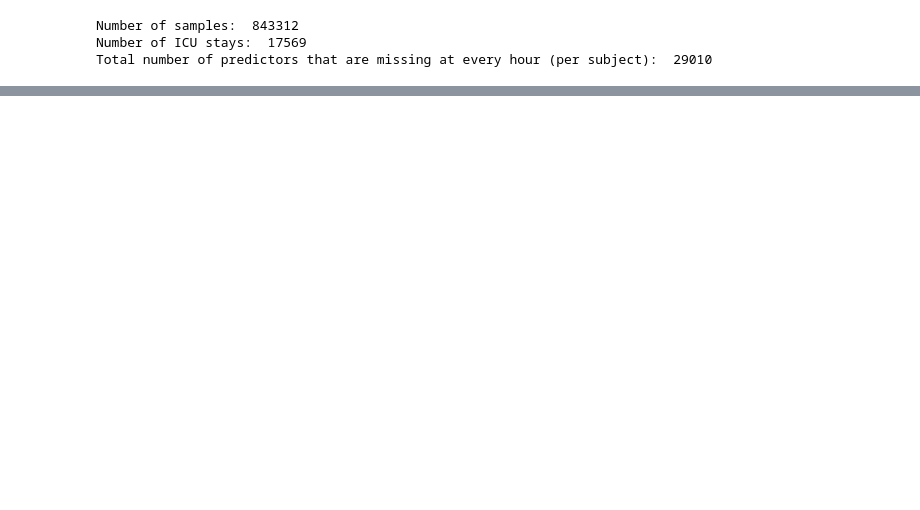
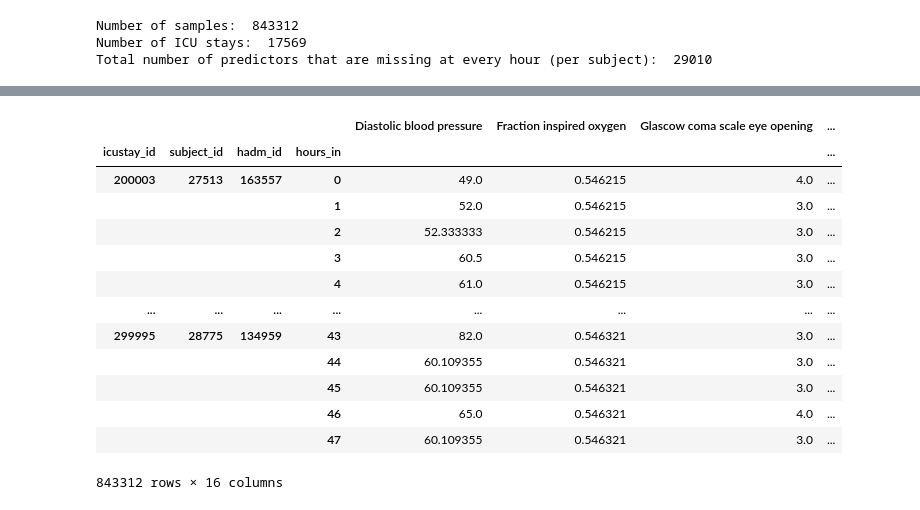
Before and after one commit to llhtoby/MIMIC-III-ML, a Jupyter notebook: src/Imputation.ipynb, the cells around one changed output, grey strips where cells are left out. Drawn from its saved outputs; the diff is of its cells as text; code cells hidden in the pictures; blank space fills up the shorter version.

```diff
--- a/src/Imputation.ipynb
+++ b/src/Imputation.ipynb
@@ -158,8 +83,0 @@ Root mean-squared error joint imputation: 11.492573536317547
-# %%
-# Using 100 folds and 17569 samples:
-rmse_per_predictor_mean = np.sqrt(np.mean((results_mean_imp - original_data)**2))
-rmse_per_predictor_jointimp = np.sqrt(np.mean((results_joint_imp - original_data)**2))
-print('RMSE per predictor:')
-print('Mean\tJoint\tPredictor\n')
-for i in range(len(rmse_per_predictor_mean)):
-    print(str(round(rmse_per_predictor_mean[i], 2)) + '\t' + str(round(rmse_per_predictor_jointimp[i], 2)) +'\t' + results_mean_imp.columns[i])
@@ -209,24 +83,0 @@ imputed_data
-# %%
-# Load newly imputed data, preprocessed data, and outcomes:
-imputed_data = pd.read_csv(data_path+'imputed_in_hospital_mortality_data_no_ffill.csv')
-X = pd.read_hdf(data_path+'/vitals_hourly_data_preprocessed.h5', 'X')
-Y = pd.read_hdf(data_path+'/vitals_hourly_data_preprocessed.h5', 'Y')
-X = X.sort_index(axis = 0, level = 'icustay_id')
-Y = Y.sort_index(axis = 0, level = 'icustay_id')
-
-# Load the config file that contains information about continuous/categorical variables:
-config = json.load(open(resources_path+'/discretizer_config.json', 'r'))
-categorical_var = [key for key, value in  config['is_categorical_channel'].items() if value][1:]
-continuous_var = [key for key, value in  config['is_categorical_channel'].items() if not value]
-# %%
-# Remove ICU stays that took less than 48 hours:
-indices_to_remove = []
-for i, row in Y.iterrows():
-    if row['los'] < 48:
-        indices_to_remove.append(i)
-X = X.reset_index().set_index('icustay_id').drop(indices_to_remove, axis = 0)
-Y = Y.drop(indices_to_remove, axis = 0)
-
-# Extract only the first 48 hours:
-X = X[X['hours_in'] < 48].reset_index().set_index(['icustay_id', 'subject_id', 'hadm_id', 'hours_in'])
-imputed_data = imputed_data.set_index(['icustay_id', 'subject_id', 'hadm_id', 'hours_in'])
@@ -557,0 +224,25 @@ Recall: 0.763 (+/- 0.020)
+# %%
+mean_imputed_data = original_data.fillna(results_mean_imp)
+joint_imputed_data = original_data.fillna(results_joint_imp)
+
+mean_imputed_data.to_csv(data_path+'/imputed_data/mean_imputed.csv')
+joint_imputed_data.to_csv(data_path+'/imputed_data/joint_imputed.csv')
+mice_imputed_data.to_csv(data_path+'/imputed_data/mice_imputed.csv')
+knn_imputed_data.to_csv(data_path+'/imputed_data/knn_imputed.csv')
+# %%
+mean_imputed_data
+# %% [output]
+|  |  |  |  | Diastolic blood pressure | Fraction inspired oxygen | Glascow coma scale eye opening | ... |
+| icustay_id | subject_id | hadm_id | hours_in |  |  |  | ... |
+| 200003 | 27513 | 163557 | 0 | 49.0 | 0.546215 | 4.0 | ... |
+|  |  |  | 1 | 52.0 | 0.546215 | 3.0 | ... |
+|  |  |  | 2 | 52.333333 | 0.546215 | 3.0 | ... |
+|  |  |  | 3 | 60.5 | 0.546215 | 3.0 | ... |
+|  |  |  | 4 | 61.0 | 0.546215 | 3.0 | ... |
+| ... | ... | ... | ... | ... | ... | ... | ... |
+| 299995 | 28775 | 134959 | 43 | 82.0 | 0.546321 | 3.0 | ... |
+|  |  |  | 44 | 60.109355 | 0.546321 | 3.0 | ... |
+|  |  |  | 45 | 60.109355 | 0.546321 | 3.0 | ... |
+|  |  |  | 46 | 65.0 | 0.546321 | 4.0 | ... |
+|  |  |  | 47 | 60.109355 | 0.546321 | 3.0 | ... |
+843312 rows × 16 columns
```
Also changed, not shown: parts of 44 cells of this notebook, 11 other files.
